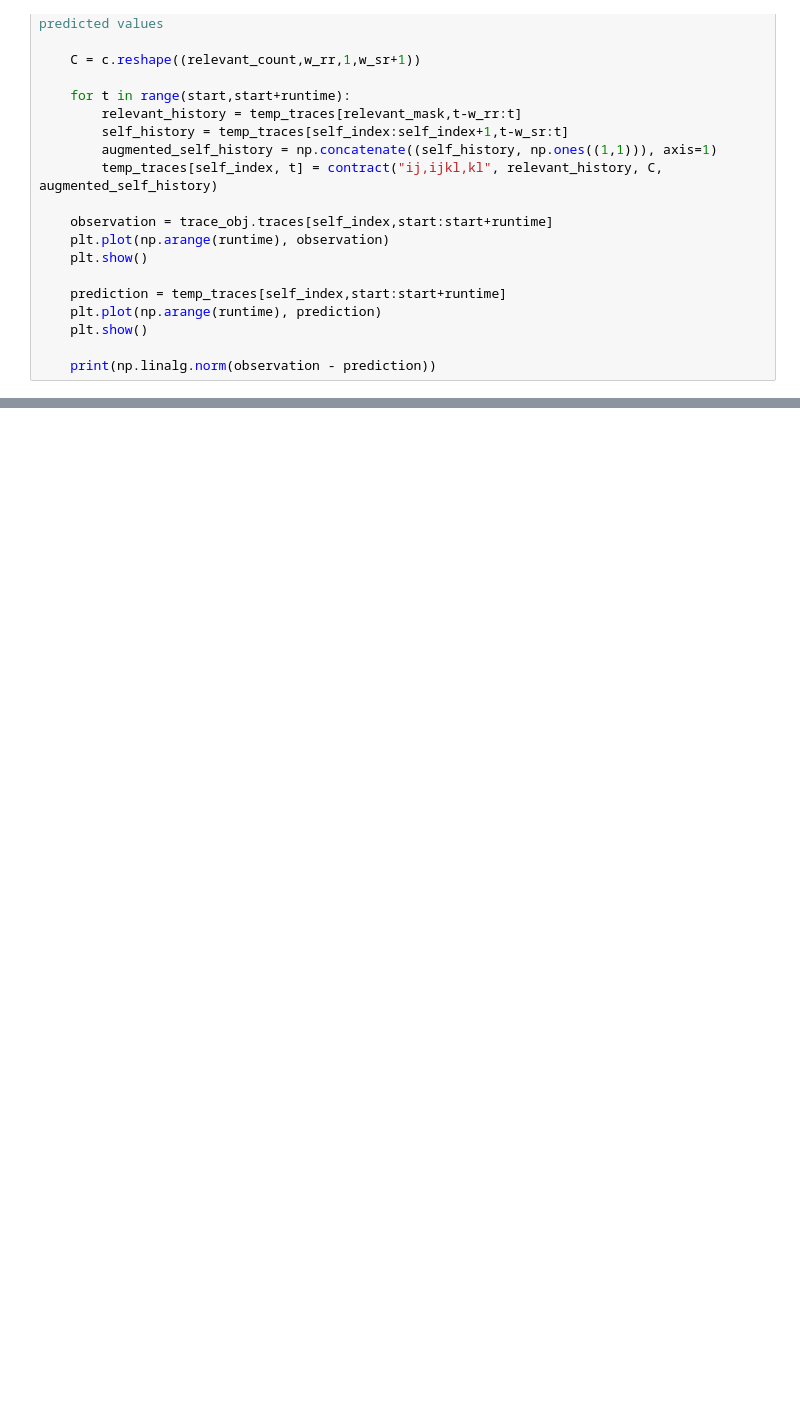
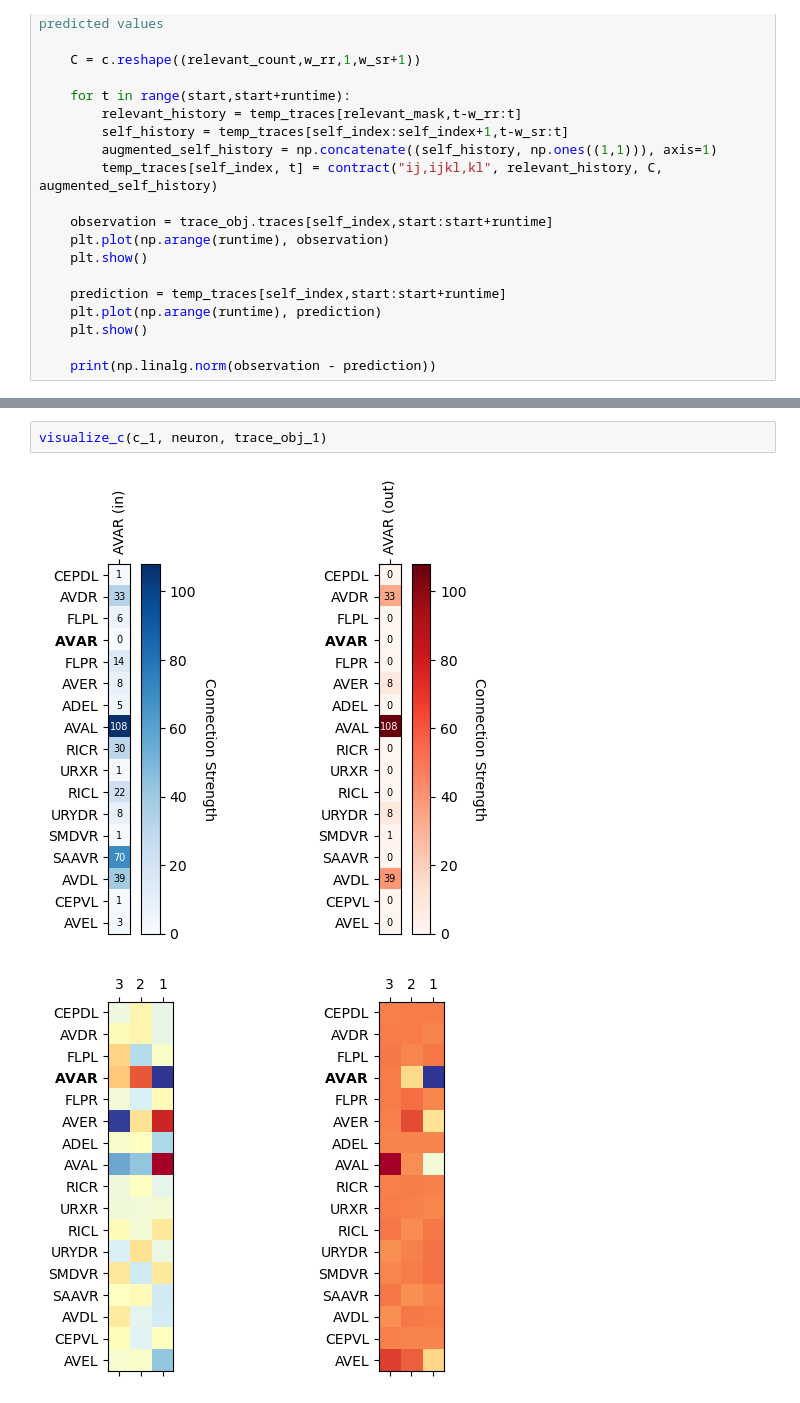
Before and after one commit to ironak/worms, a Jupyter notebook: sandy3.ipynb, the cells around one changed output, grey strips where cells are left out. Cells and saved outputs as stored; diff of their text form; blank space fills up the shorter version.

```diff
--- a/sandy3.ipynb
+++ b/sandy3.ipynb
@@ -242,0 +392,5 @@ AVAR is at index 3.
+# %%
+visualize_c(c_1, neuron, trace_obj_1)
+# %% [output]
+[figure, added]
+[figure, added]
```
Also changed, not shown: parts of 11 cells of this notebook, 1 other file.
